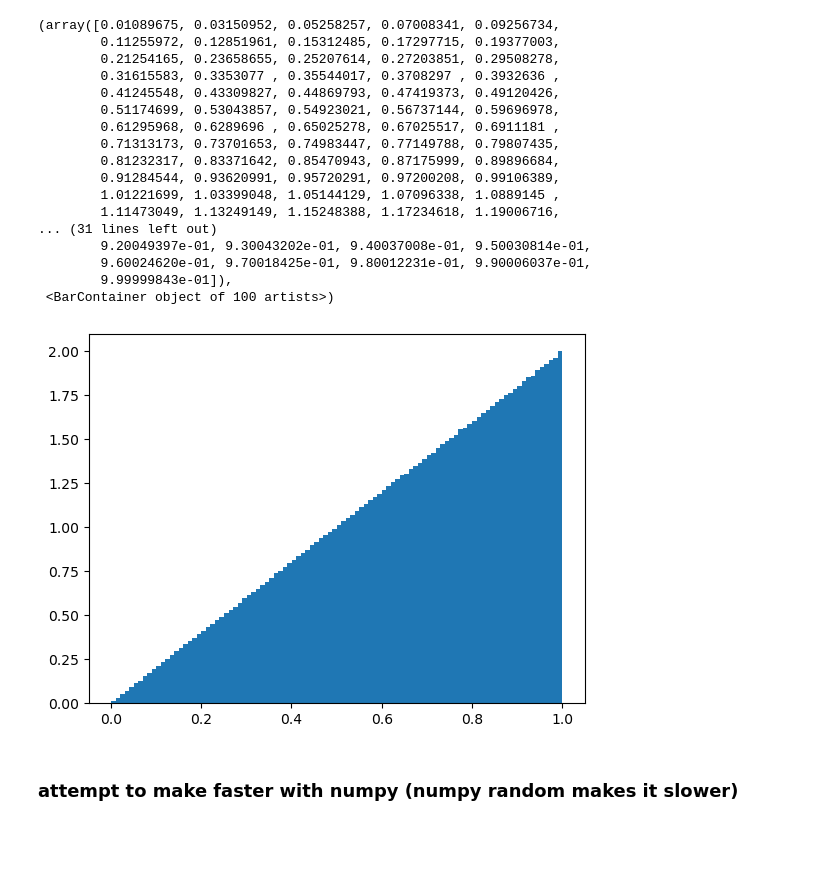
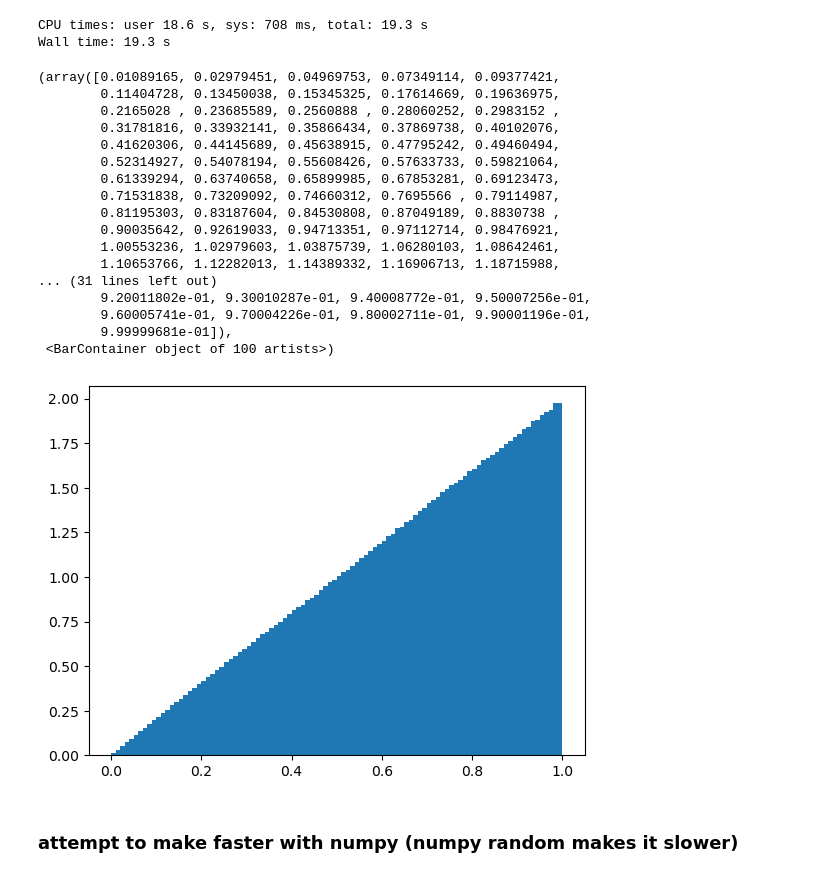
Before and after one commit to spraharsh/julia_tutorial, a Jupyter notebook: python_comparison.ipynb, the cells around one changed output. Saved outputs shown, nothing was run; the diff lists cells and outputs as text; code cells hidden in the pictures; blank space fills up the shorter version.

```diff
--- a/python_comparison.ipynb
+++ b/python_comparison.ipynb
@@ -32,26 +32,28 @@ Wall time: 37.9 s
 import matplotlib.pyplot as plt
 %matplotlib inline
 # %%
-plt.hist(s, bins=100, density=True)
+%time plt.hist(s, bins=100, density=True)
 # %% [output]
-(array([0.01089675, 0.03150952, 0.05258257, 0.07008341, 0.09256734,
-        0.11255972, 0.12851961, 0.15312485, 0.17297715, 0.19377003,
-        0.21254165, 0.23658655, 0.25207614, 0.27203851, 0.29508278,
-        0.31615583, 0.3353077 , 0.35544017, 0.3708297 , 0.3932636 ,
-        0.41245548, 0.43309827, 0.44869793, 0.47419373, 0.49120426,
-        0.51174699, 0.53043857, 0.54923021, 0.56737144, 0.59696978,
-        0.61295968, 0.6289696 , 0.65025278, 0.67025517, 0.6911181 ,
-        0.71313173, 0.73701653, 0.74983447, 0.77149788, 0.79807435,
-        0.81232317, 0.83371642, 0.85470943, 0.87175999, 0.89896684,
-        0.91284544, 0.93620991, 0.95720291, 0.97200208, 0.99106389,
-        1.01221699, 1.03399048, 1.05144129, 1.07096338, 1.0889145 ,
-        1.11473049, 1.13249149, 1.15248388, 1.17234618, 1.19006716,
-... (31 lines left out)
-        9.20049397e-01, 9.30043202e-01, 9.40037008e-01, 9.50030814e-01,
-        9.60024620e-01, 9.70018425e-01, 9.80012231e-01, 9.90006037e-01,
-        9.99999843e-01]),
- <BarContainer object of 100 artists>)
+CPU times: user 18.6 s, sys: 708 ms, total: 19.3 s
+Wall time: 19.3 s
+(array([0.01089165, 0.02979451, 0.04969753, 0.07349114, 0.09377421,
+        0.11404728, 0.13450038, 0.15345325, 0.17614669, 0.19636975,
+        0.2165028 , 0.23685589, 0.2560888 , 0.28060252, 0.2983152 ,
+        0.31781816, 0.33932141, 0.35866434, 0.37869738, 0.40102076,
+        0.41620306, 0.44145689, 0.45638915, 0.47795242, 0.49460494,
+        0.52314927, 0.54078194, 0.55608426, 0.57633733, 0.59821064,
+        0.61339294, 0.63740658, 0.65899985, 0.67853281, 0.69123473,
+        0.71531838, 0.73209092, 0.74660312, 0.7695566 , 0.79114987,
+        0.81195303, 0.83187604, 0.84530808, 0.87049189, 0.8830738 ,
+        0.90035642, 0.92619033, 0.94713351, 0.97112714, 0.98476921,
+        1.00553236, 1.02979603, 1.03875739, 1.06280103, 1.08642461,
+        1.10653766, 1.12282013, 1.14389332, 1.16906713, 1.18715988,
+... (31 lines left out)
+        9.20011802e-01, 9.30010287e-01, 9.40008772e-01, 9.50007256e-01,
+        9.60005741e-01, 9.70004226e-01, 9.80002711e-01, 9.90001196e-01,
+        9.99999681e-01]),
+ <BarContainer object of 100 artists>)
-[figure, old version]
+[figure, new version]
 # %% [markdown]
 ### attempt to make faster with numpy (numpy random makes it slower)
 # %%
```
Also changed, not shown: parts of 2 cells of this notebook, 2 other files.
